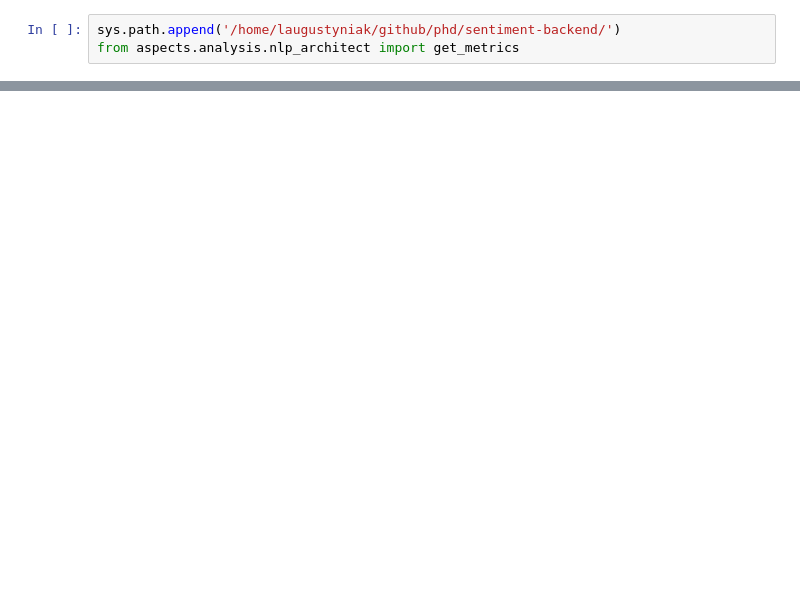
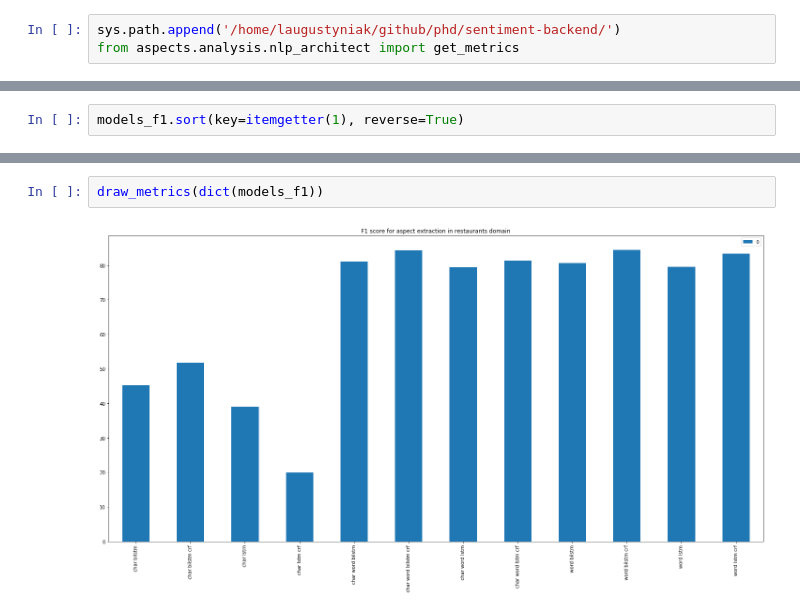
Before and after one commit to laugustyniak/nlp-architect, a Jupyter notebook: examples/aspect_extraction/notebooks/analyze-aspects-results.ipynb, the cells around one changed output, grey strips where cells are left out. Cells and saved outputs as stored; diff of their text form; blank space fills up the shorter version.

```diff
--- a/examples/aspect_extraction/notebooks/analyze-aspects-results.ipynb
+++ b/examples/aspect_extraction/notebooks/analyze-aspects-results.ipynb
@@ -40,0 +61,2 @@ model-info-word-bilstm-crf-25epochs-restaurants-train.conll 69.81677917068467
+# %%
+models_f1.sort(key=itemgetter(1), reverse=True)
@@ -45,0 +119,4 @@ pd.DataFrame.from_dict(models_metrics, orient='index').sort_index(axis=0).plot(k
+# %%
+draw_metrics(dict(models_f1))
+# %% [output]
+[figure, added]
```
Also changed, not shown: parts of 21 cells of this notebook.
